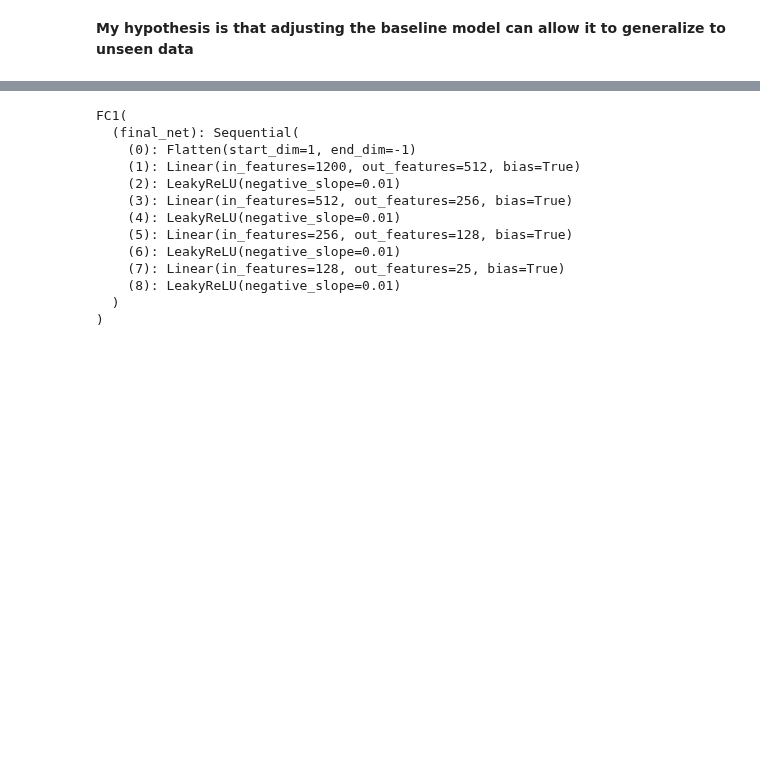
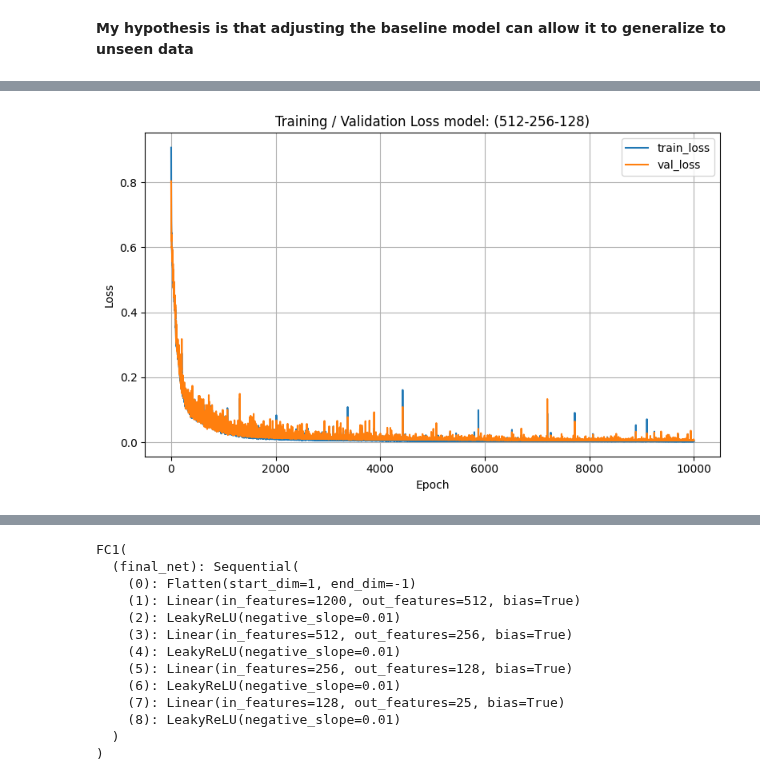
Before and after one commit to AlexeiKorolev/NASA-RL-Wavefront-Control, a Jupyter notebook: RL/scaling_regularization.ipynb, the cells around one changed output, grey strips where cells are left out. Cells and saved outputs as stored; diff of their text form; code cells hidden in the pictures; blank space fills up the shorter version.

```diff
--- a/RL/scaling_regularization.ipynb
+++ b/RL/scaling_regularization.ipynb
@@ -18,9 +15,28 @@ paths_path = r"info\paths.json"
 with open(paths_path, 'r') as f:
     paths = json.load(f)
 
-model_path = paths["zscore std dev 1e-8"]
+model_path = paths["zscore std dev 0"]
 # %%
 metrics_path = model_path + r'\metrics.json'
 
 with open(metrics_path, 'r', encoding='utf-8') as f:
     metrics_data = json.load(f)
+# %%
+history = metrics_data['history']
+train = history.get('train_loss', [])
+val = history.get('val_loss', [])
+
+plt.figure(figsize=(8,5))
+plt.plot(range(1, len(train)+1), train, label='train_loss')
+if val:
+    plt.plot(range(1, len(val)+1), val, label='val_loss')
+plt.xlabel('Epoch')
+plt.ylabel('Loss')
+
+plt.title('Training / Validation Loss model: (512-256-128)')
+plt.legend()
+plt.grid(True)
+plt.tight_layout()
+plt.show()
+# %% [output]
+[figure, added]
```
Also changed, not shown: parts of 3 cells of this notebook, 3 other files.
